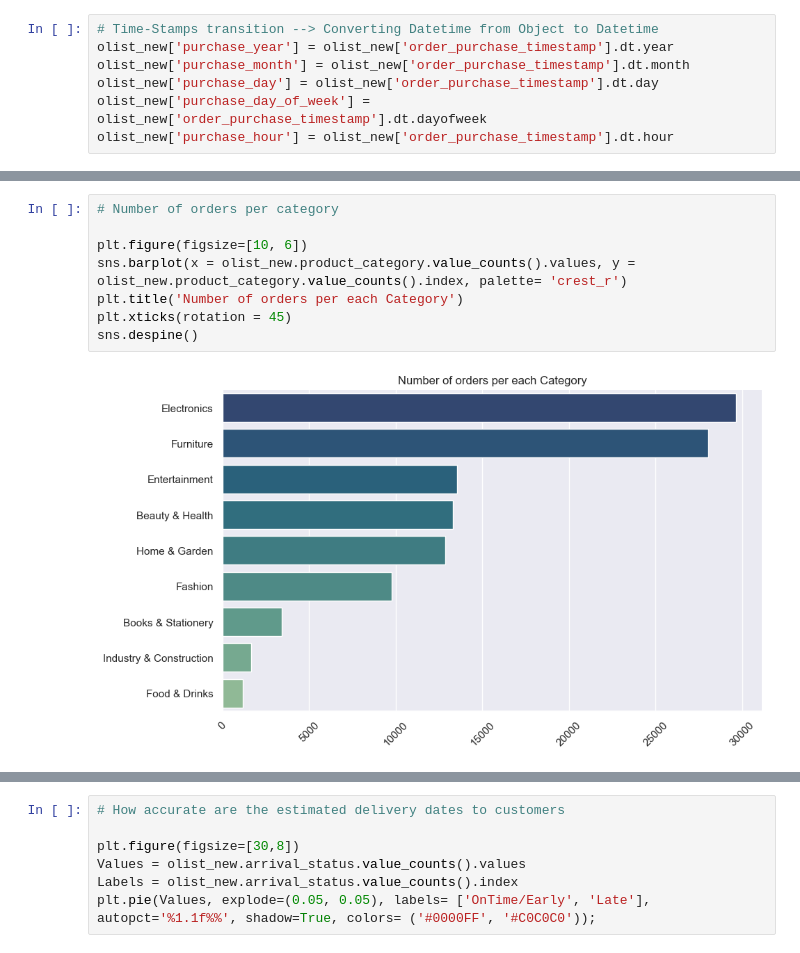
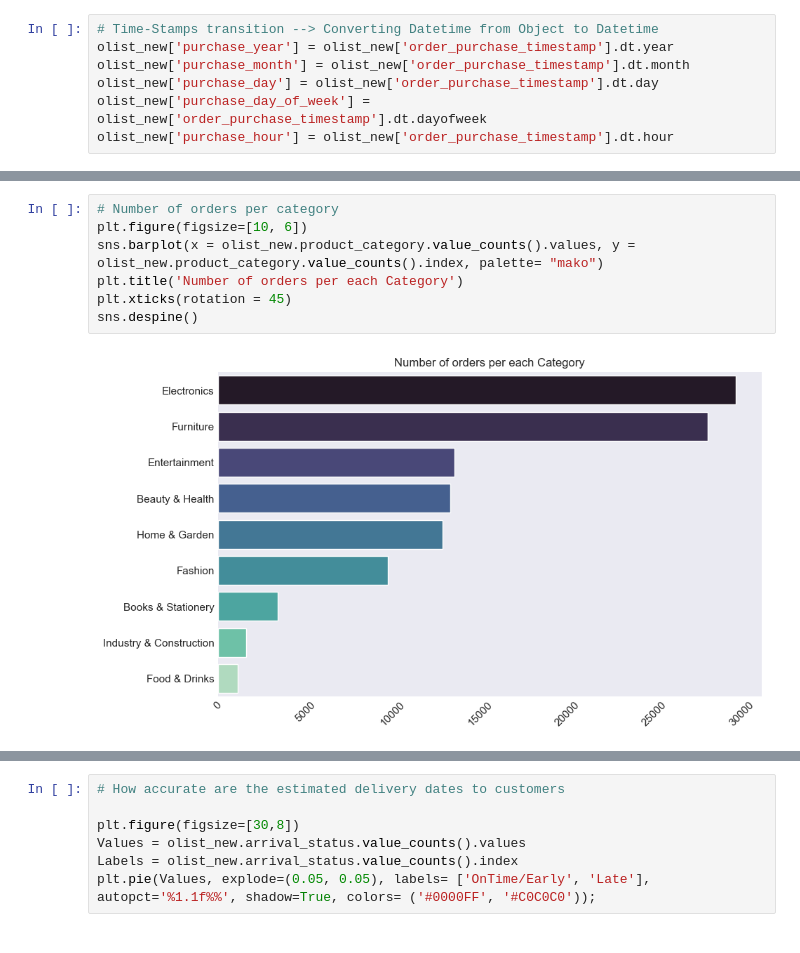
Before and after one commit to SamTerstappen99/MachineLearning-Group6, a Jupyter notebook: Sam General Analysis .ipynb, the cells around one changed output, grey strips where cells are left out. Drawn from its saved outputs; the diff is of its cells as text.

```diff
--- a/Sam General Analysis .ipynb
+++ b/Sam General Analysis .ipynb
@@ -199,13 +214,12 @@ plt.show()
 # %%
 # Number of orders per category
-
 plt.figure(figsize=[10, 6])
-sns.barplot(x = olist_new.product_category.value_counts().values, y = olist_new.product_category.value_counts().index, palette= 'crest_r')
+sns.barplot(x = olist_new.product_category.value_counts().values, y = olist_new.product_category.value_counts().index, palette= "mako")
 plt.title('Number of orders per each Category')
 plt.xticks(rotation = 45)
 sns.despine()
 # %% [output]
-[figure, old version]
+[figure, new version]
 # %%
 # Average shipping time per product category
 
```
Also changed, not shown: parts of 17 cells of this notebook, 3 other files.
